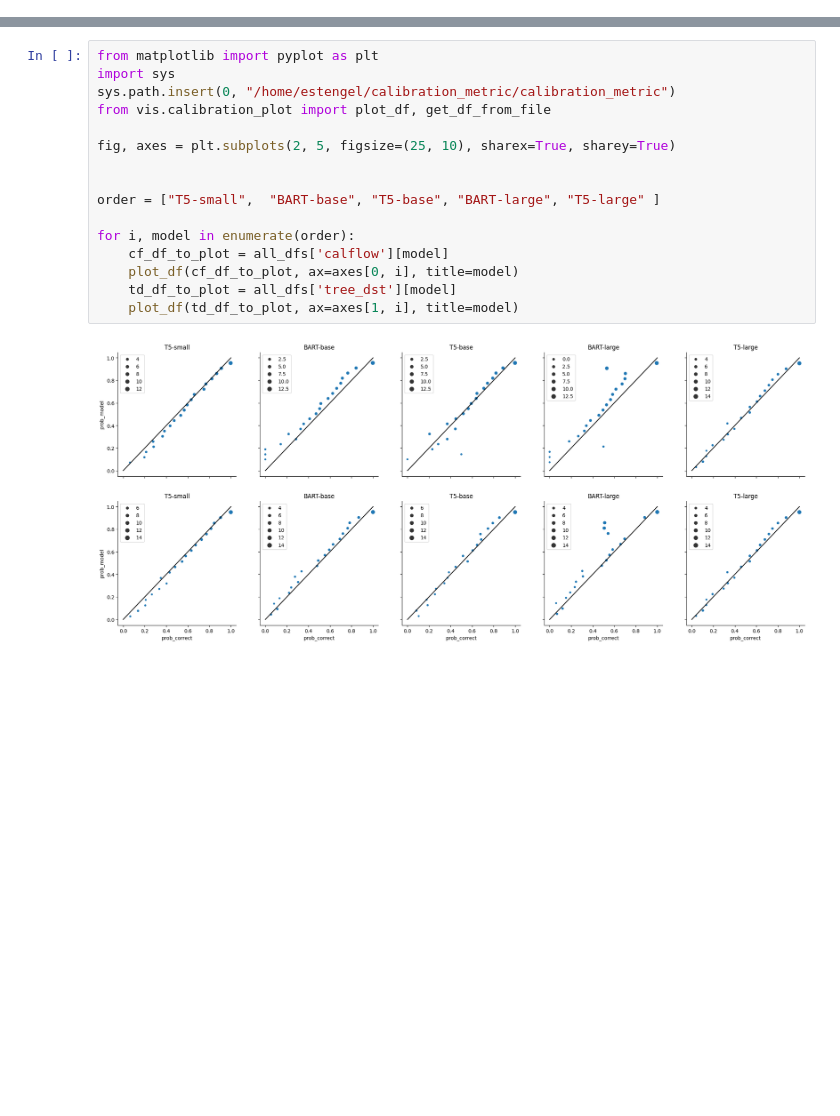
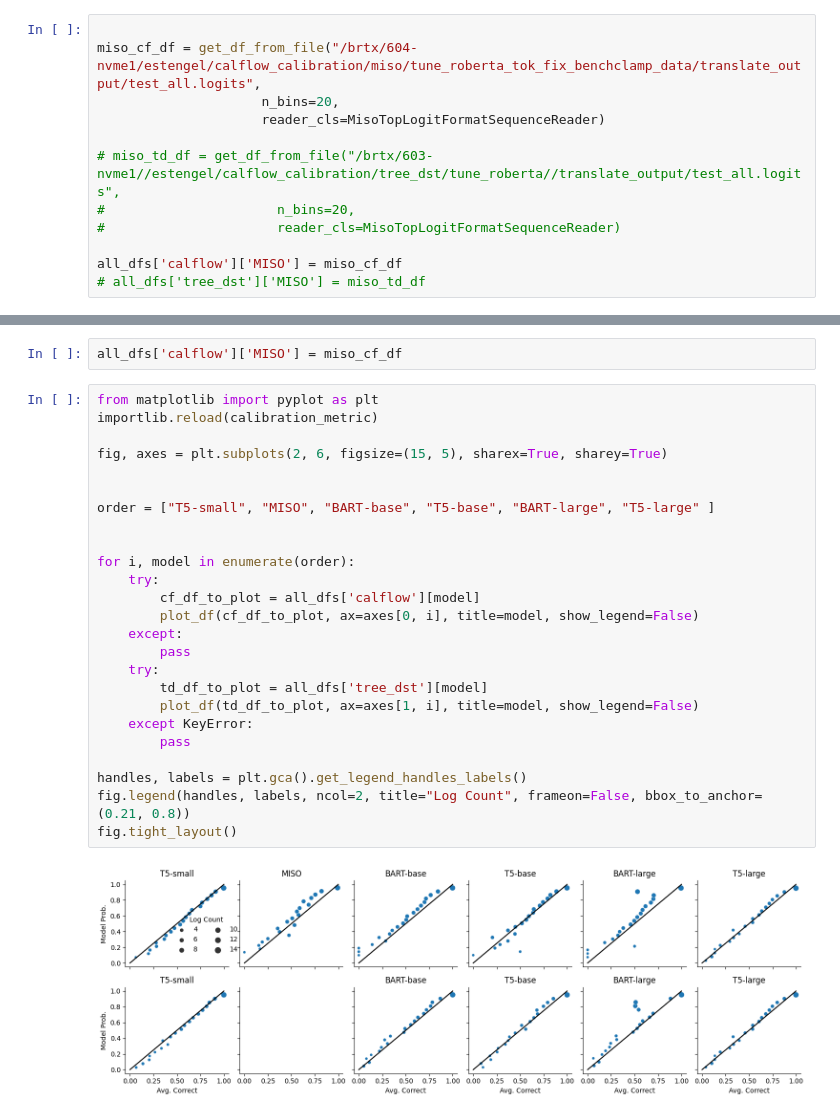
Before and after one commit to esteng/calibration_miso, a Jupyter notebook: analysis/calibration_plots.ipynb, the cells around one changed output, grey strips where cells are left out. Drawn from its saved outputs; the diff is of its cells as text; blank space fills up the shorter version.

Commit message:
add miso to plots and clean up

```diff
--- a/analysis/calibration_plots.ipynb
+++ b/analysis/calibration_plots.ipynb
@@ -40,0 +60,12 @@ get tree_dst dfs
+# %%
+
+miso_cf_df = get_df_from_file("/brtx/604-nvme1/estengel/calflow_calibration/miso/tune_roberta_tok_fix_benchclamp_data/translate_output/test_all.logits",
+                     n_bins=20,
+                     reader_cls=MisoTopLogitFormatSequenceReader)
+
+# miso_td_df = get_df_from_file("/brtx/603-nvme1//estengel/calflow_calibration/tree_dst/tune_roberta//translate_output/test_all.logits",
+#                      n_bins=20,
+#                      reader_cls=MisoTopLogitFormatSequenceReader)
+
+all_dfs['calflow']['MISO'] = miso_cf_df
+# all_dfs['tree_dst']['MISO'] = miso_td_df
@@ -41,18 +84,29 @@ get tree_dst dfs
+# %%
+all_dfs['calflow']['MISO'] = miso_cf_df
 # %%
 from matplotlib import pyplot as plt
-import sys
-sys.path.insert(0, "/home/estengel/calibration_metric/calibration_metric")
-from vis.calibration_plot import plot_df, get_df_from_file
+importlib.reload(calibration_metric)
 
-fig, axes = plt.subplots(2, 5, figsize=(25, 10), sharex=True, sharey=True)
+fig, axes = plt.subplots(2, 6, figsize=(15, 5), sharex=True, sharey=True)
 
 
-order = ["T5-small",  "BART-base", "T5-base", "BART-large", "T5-large" ]
+order = ["T5-small", "MISO", "BART-base", "T5-base", "BART-large", "T5-large" ]
+
 
 for i, model in enumerate(order):
-    cf_df_to_plot = all_dfs['calflow'][model]
-    plot_df(cf_df_to_plot, ax=axes[0, i], title=model)
-    td_df_to_plot = all_dfs['tree_dst'][model]
-    plot_df(td_df_to_plot, ax=axes[1, i], title=model)
+    try:
+        cf_df_to_plot = all_dfs['calflow'][model]
+        plot_df(cf_df_to_plot, ax=axes[0, i], title=model, show_legend=False)
+    except:
+        pass
+    try:
+        td_df_to_plot = all_dfs['tree_dst'][model]
+        plot_df(td_df_to_plot, ax=axes[1, i], title=model, show_legend=False)
+    except KeyError:
+        pass
+
+handles, labels = plt.gca().get_legend_handles_labels()
+fig.legend(handles, labels, ncol=2, title="Log Count", frameon=False, bbox_to_anchor=(0.21, 0.8))
+fig.tight_layout()
 # %% [output]
-[figure, old version]
+[figure, new version]
```
Also changed, not shown: parts of 3 cells of this notebook.
